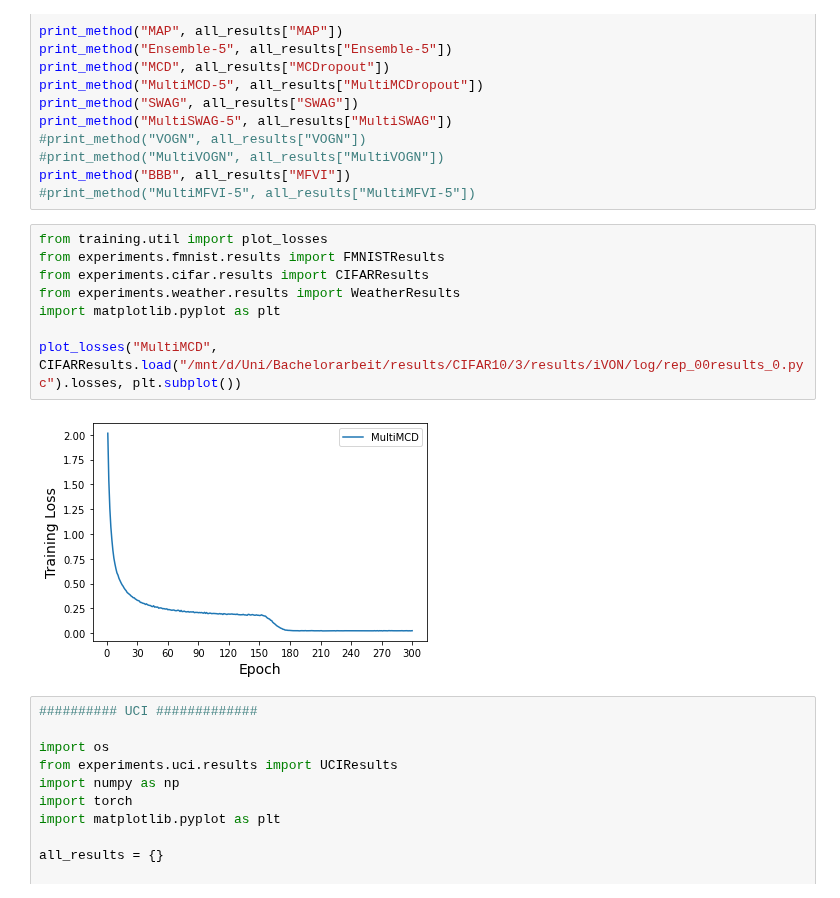
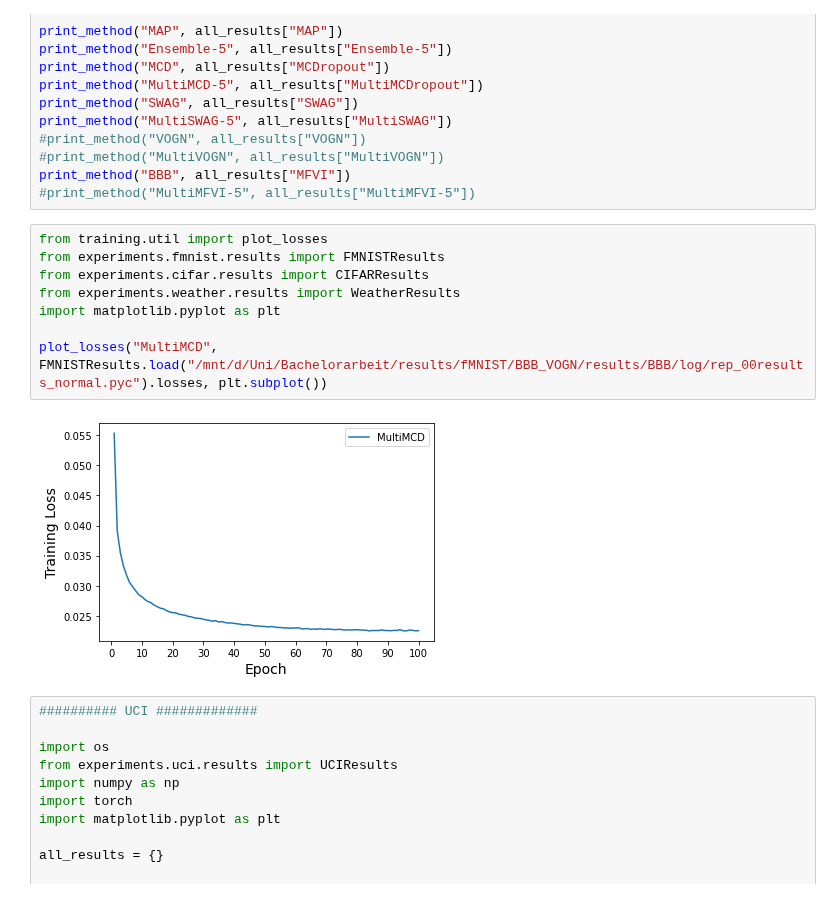
Before and after one commit to Feuermagier/VariationalBayesianDL, a Jupyter notebook: SampleCalibration.ipynb, the cells around one changed output. Cells and saved outputs as stored; diff of their text form.

```diff
--- a/SampleCalibration.ipynb
+++ b/SampleCalibration.ipynb
@@ -391,13 +391,13 @@ print_method("BBB", all_results["MFVI"])
 # %%
 from training.util import plot_losses
 from experiments.fmnist.results import FMNISTResults
 from experiments.cifar.results import CIFARResults
 from experiments.weather.results import WeatherResults
 import matplotlib.pyplot as plt
 
-plot_losses("MultiMCD", CIFARResults.load("/mnt/d/Uni/Bachelorarbeit/results/CIFAR10/3/results/iVON/log/rep_00results_0.pyc").losses, plt.subplot())
+plot_losses("MultiMCD", FMNISTResults.load("/mnt/d/Uni/Bachelorarbeit/results/fMNIST/BBB_VOGN/results/BBB/log/rep_00results_normal.pyc").losses, plt.subplot())
 # %% [output]
-[figure, old version]
+[figure, new version]
 # %%
 ########## UCI #############
 
```
Also changed, not shown: parts of 1 cell of this notebook, 26 other files.
